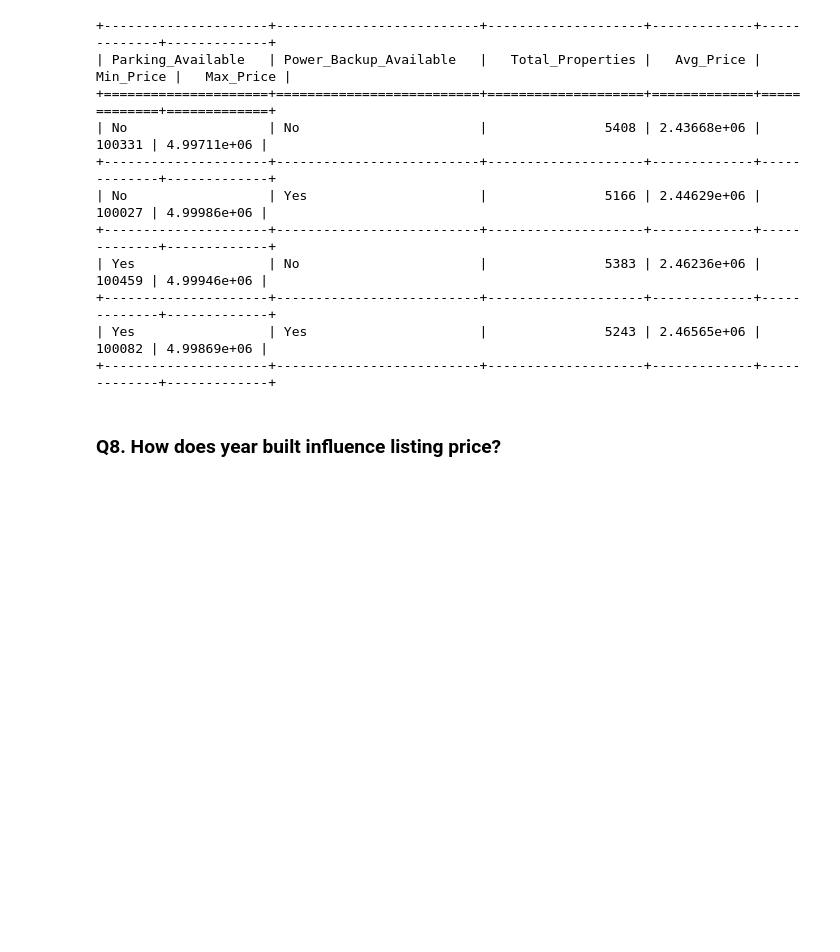
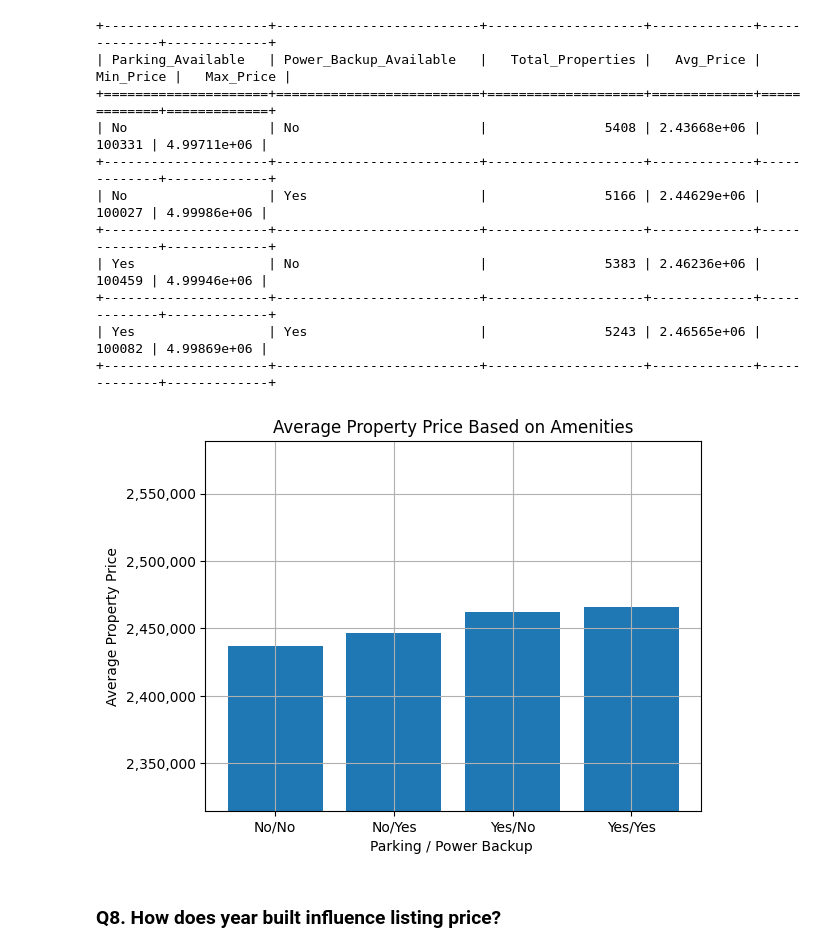
Before and after one commit to JS-Tharun/Real-Estate-Analysis, a Jupyter notebook: notebook.ipynb, the cells around one changed output. Saved outputs shown, nothing was run; the diff lists cells and outputs as text; code cells hidden in the pictures; blank space fills up the shorter version.

Commit message:
SQL Done - Property & Pricing Analysis

```diff
--- a/notebook.ipynb
+++ b/notebook.ipynb
@@ -1227,11 +1230,11 @@ query = """
 """
 
 cur.execute(query)
-result = cur.fetchall()
+result_7 = cur.fetchall()
 
 # Define Headers
-headers = ['Parking_Available', 'Power_Backup_Available', 'Total_Properties', 'Avg_Price', 'Min_Price', 'Max_Price']
-print(tabulate(result, headers=headers, tablefmt='grid'))
+headers_7 = ['Parking_Available', 'Power_Backup_Available', 'Total_Properties', 'Avg_Price', 'Min_Price', 'Max_Price']
+print(tabulate(result_7, headers=headers_7, tablefmt='grid'))
 # %% [output]
 +---------------------+--------------------------+--------------------+-------------+-------------+-------------+
 | Parking_Available   | Power_Backup_Available   |   Total_Properties |   Avg_Price |   Min_Price |   Max_Price |
@@ -1244,6 +1247,20 @@ print(tabulate(result, headers=headers, tablefmt='grid'))
 +---------------------+--------------------------+--------------------+-------------+-------------+-------------+
 | Yes                 | Yes                      |               5243 | 2.46565e+06 |      100082 | 4.99869e+06 |
 +---------------------+--------------------------+--------------------+-------------+-------------+-------------+
+# %%
+df = pd.DataFrame(result_7, columns=['Parking_Available', 'Power_Backup_Available', 'Total_Properties', 'Avg_Price', 'Min_Price', 'Max_Price'])
+plt.bar(['No/No', 'No/Yes', 'Yes/No', 'Yes/Yes'], df['Avg_Price'])
+plt.gca().yaxis.set_major_formatter(
+    ticker.StrMethodFormatter('{x:,.0f}')
+)
+plt.ylim(float(df['Avg_Price'].min())*0.95, float(df['Avg_Price'].max())*1.05)
+plt.title('Average Property Price Based on Amenities')
+plt.xlabel('Parking / Power Backup ')
+plt.ylabel('Average Property Price')
+plt.grid(True)
+plt.show()
+# %% [output]
+[figure, added]
 # %% [markdown]
 ### Q8. How does year built influence listing price?
 # %%
```
Also changed, not shown: parts of 21 cells of this notebook, 1 other file.
